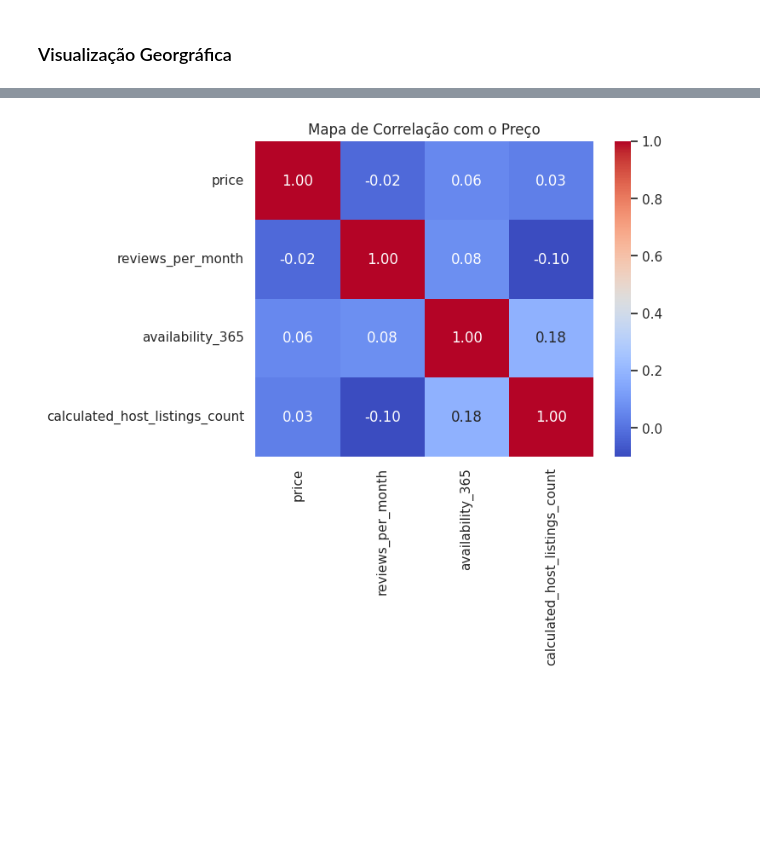
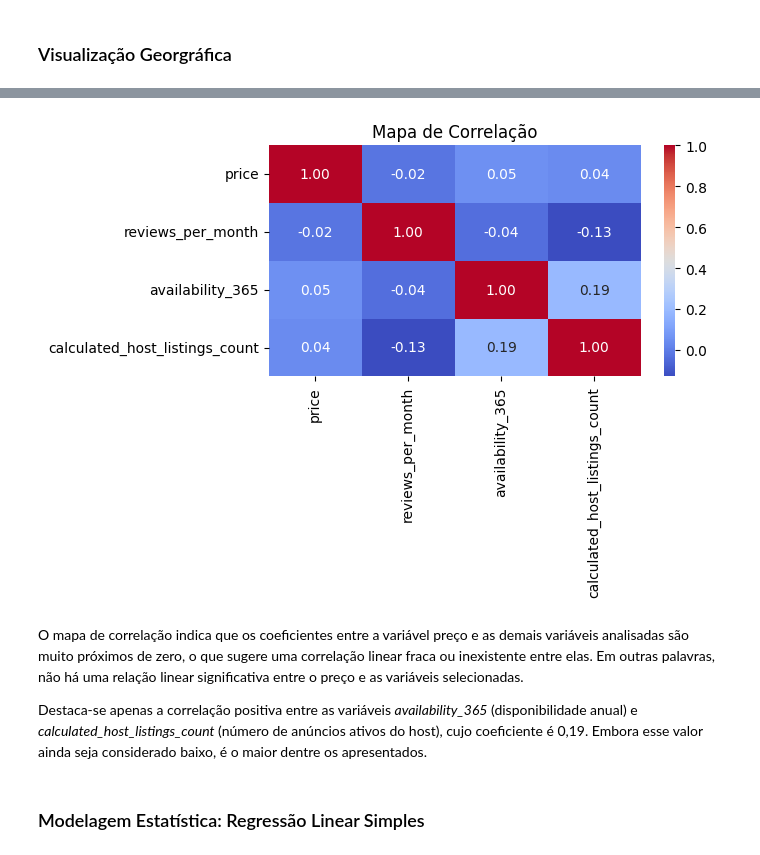
Before and after one commit to natashanuto/CEE2, a Jupyter notebook: trabalho_ce2.ipynb, the cells around one changed output, grey strips where cells are left out. Saved outputs shown, nothing was run; the diff lists cells and outputs as text; code cells hidden in the pictures; blank space fills up the shorter version.

```diff
--- a/trabalho_ce2.ipynb
+++ b/trabalho_ce2.ipynb
@@ -261,27 +256,30 @@ folium.Marker(
 # %%
 import seaborn as sns
 
+variaveis = ['price', 'reviews_per_month', 'availability_365', 'calculated_host_listings_count']
+banco2 = banco[variaveis].dropna()
+banco2 = banco2[(banco2 != 0).all(axis=1)]
 
 plt.figure(figsize=(18, 5))
 
 
 plt.subplot(1, 3, 1)
-sns.scatterplot(data=banco, x="price", y="reviews_per_month", alpha=0.6)
-plt.title("Preço vs Avaliações por Mês")
+sns.scatterplot(data=banco2, x="price", y="reviews_per_month", alpha=0.6)
+plt.title("Preço vs Média de Avaliações por Mês")
 plt.xlabel("Preço")
 plt.ylabel("Avaliações/Mês")
 
 
 plt.subplot(1, 3, 2)
-sns.scatterplot(data=banco, x="price", y="availability_365", alpha=0.6)
+sns.scatterplot(data=banco2, x="price", y="availability_365", alpha=0.6)
 plt.title("Preço vs Disponibilidade")
 plt.xlabel("Preço")
 plt.ylabel("Disponibilidade (dias/ano)")
 
 
 plt.subplot(1, 3, 3)
-sns.scatterplot(data=banco, x="price", y="calculated_host_listings_count", alpha=0.6)
-plt.title("Preço vs Nº de Anúncios do Host")
+sns.scatterplot(data=banco2, x="price", y="calculated_host_listings_count", alpha=0.6)
+plt.title("Preço vs Nº de Anúncios Ativos")
 plt.xlabel("Preço")
 plt.ylabel("Nº Anúncios Ativos")
 
@@ -292,9 +298,16 @@ plt.show()
 # %%
-banco_dummies = pd.get_dummies(banco)
+banco_dummies = pd.get_dummies(banco2)
 corr = banco_dummies[['price', 'reviews_per_month', 'availability_365', 'calculated_host_listings_count']].corr()
 
+plt.figure(figsize=(6, 3))
 sns.heatmap(corr, annot=True, cmap="coolwarm", fmt=".2f")
-plt.title("Mapa de Correlação com o Preço")
+plt.title("Mapa de Correlação")
 plt.show()
 # %% [output]
-[figure, old version]
+[figure, new version]
+# %% [markdown]
+O mapa de correlação indica que os coeficientes entre a variável preço e as demais variáveis analisadas são muito próximos de zero, o que sugere uma correlação linear fraca ou inexistente entre elas. Em outras palavras, não há uma relação linear significativa entre o preço e as variáveis selecionadas.
+
+Destaca-se apenas a correlação positiva entre as variáveis _availability_365_ (disponibilidade anual) e _calculated_host_listings_count_ (número de anúncios ativos do host), cujo coeficiente é 0,19. Embora esse valor ainda seja considerado baixo, é o maior dentre os apresentados.
+# %% [markdown]
+### Modelagem Estatística: Regressão Linear Simples
```
Also changed, not shown: parts of 21 cells of this notebook.
